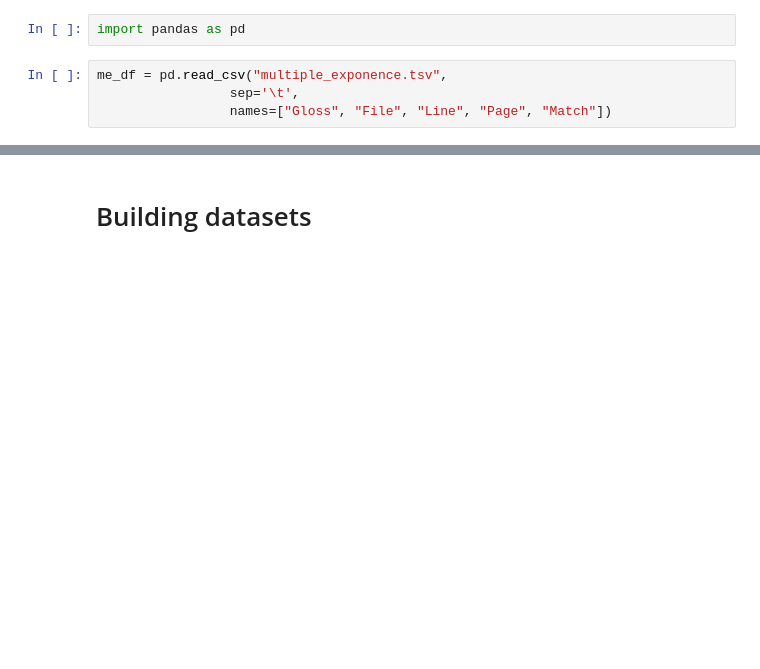
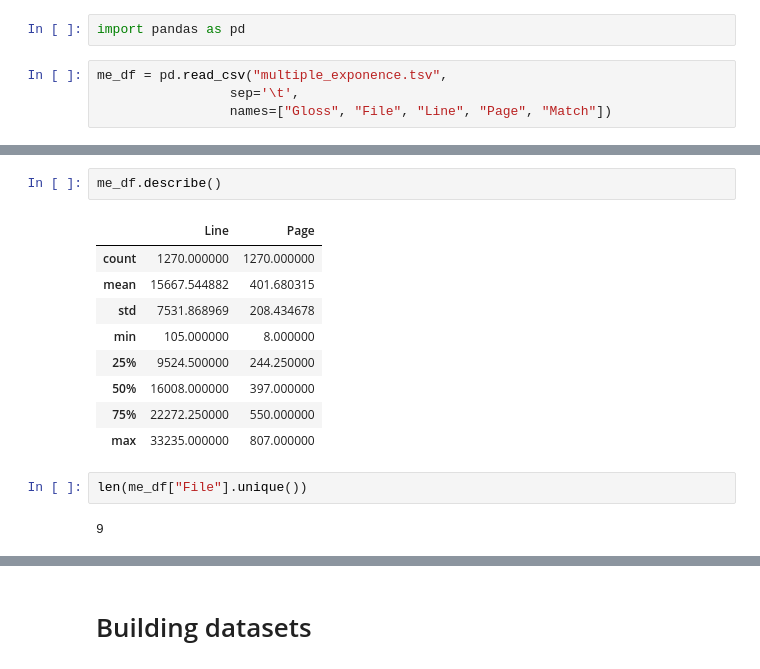
Before and after one commit to maecarroll/CMLT, a Jupyter notebook: CMLT_Data.ipynb, the cells around one changed output, grey strips where cells are left out. Drawn from its saved outputs; the diff is of its cells as text; blank space fills up the shorter version.

```diff
--- a/CMLT_Data.ipynb
+++ b/CMLT_Data.ipynb
@@ -273,0 +330,16 @@ me_df = pd.read_csv("multiple_exponence.tsv",
+# %%
+me_df.describe()
+# %% [output]
+|  | Line | Page |
+| count | 1270.000000 | 1270.000000 |
+| mean | 15667.544882 | 401.680315 |
+| std | 7531.868969 | 208.434678 |
+| min | 105.000000 | 8.000000 |
+| 25% | 9524.500000 | 244.250000 |
+| 50% | 16008.000000 | 397.000000 |
+| 75% | 22272.250000 | 550.000000 |
+| max | 33235.000000 | 807.000000 |
+# %%
+len(me_df["File"].unique())
+# %% [output]
+9
```
Also changed, not shown: parts of 12 cells of this notebook, 2 other files.
